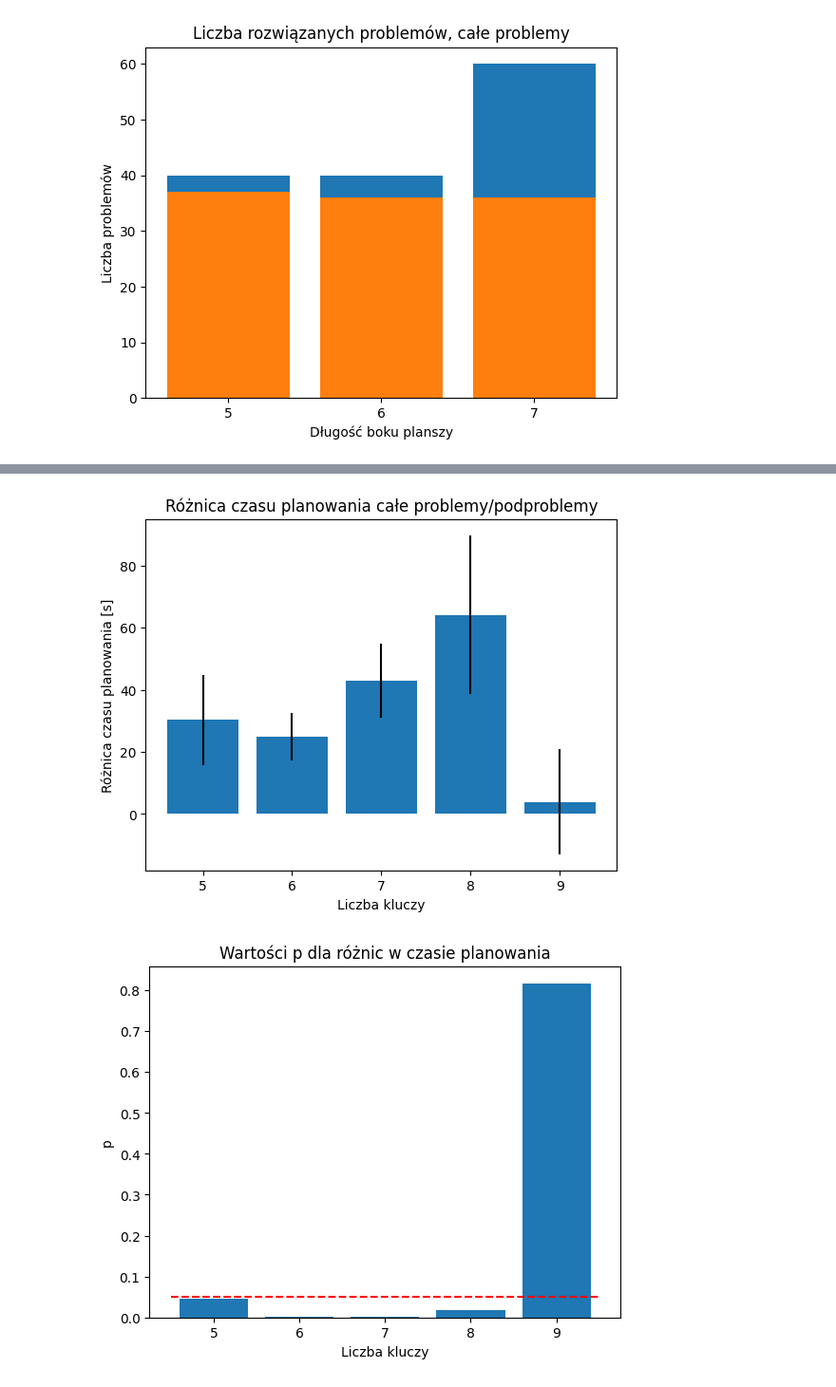
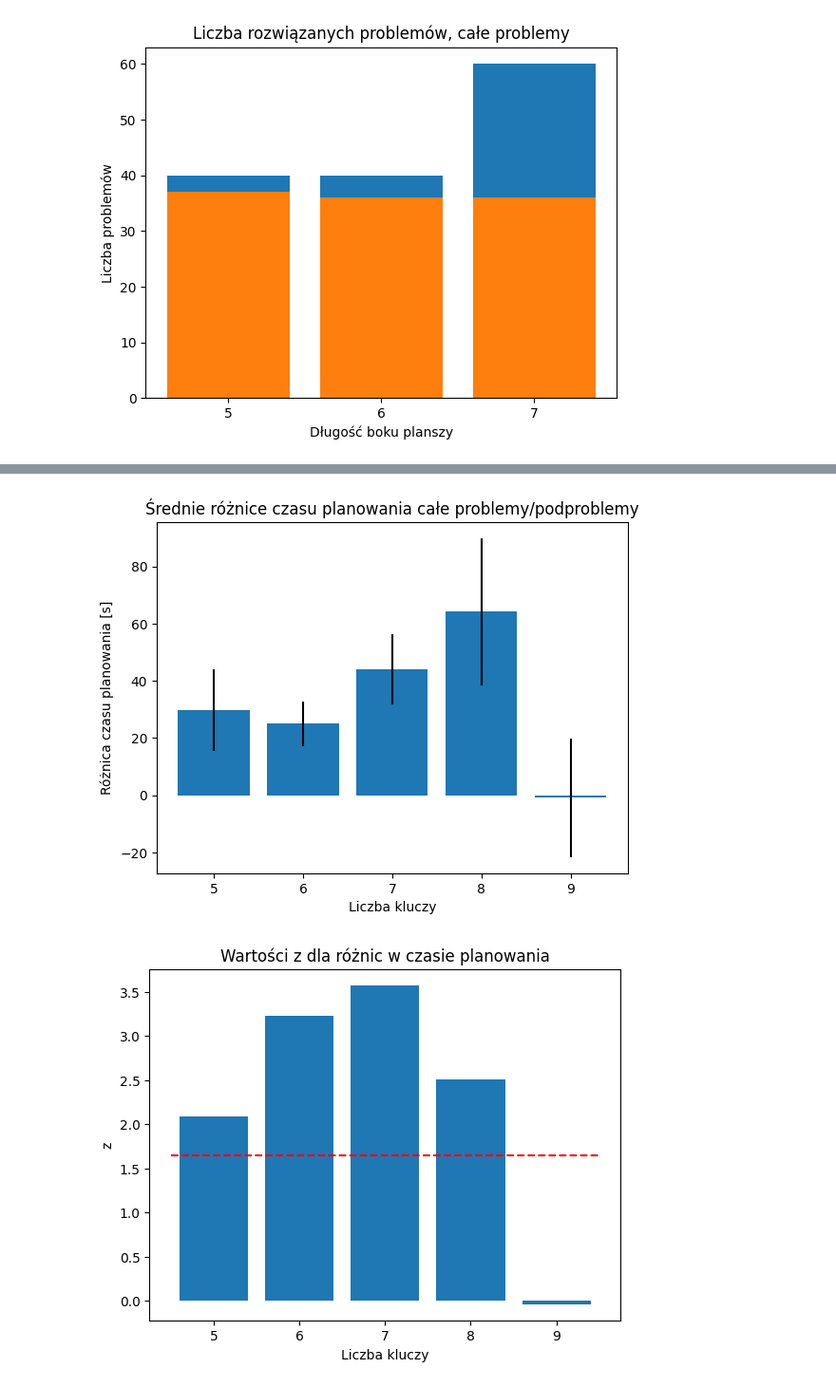
Before and after one commit to piotrkubala/blocky-game, a Jupyter notebook: experiments_plots.ipynb, the cells around one changed output, grey strips where cells are left out. Shown at 95% size. Saved outputs shown, nothing was run; the diff lists cells and outputs as text; code cells hidden in the pictures.

```diff
--- a/experiments_plots.ipynb
+++ b/experiments_plots.ipynb
@@ -120,3 +122,15 @@ df_joined_filtered
 | 11 | 6 | 9 | True | 82.645723 | 0.0 | 104.749946 | ... |
 | 12 | 7 | 6 | False | 115.347036 | 0.0 | 160.331232 | ... |
 | 13 | 7 | 6 | True | 44.583813 | 0.0 | 81.958829 | ... |
+# %%
+df_collected_changed = df_collected.copy()
+df_collected_changed.loc[df_collected_changed['is_subproblem'], ['planning_time', 'plan_length']] *= -1
+
+df_differenes_first = df_collected_changed.groupby(by='problem_base_name')[['plan_length', 'planning_time']].sum()
+df_are_all = df_collected.groupby(by='problem_base_name')[['plan_length']].min() != -1
+df_differenes_first_correct = df_differenes_first[df_are_all['plan_length']].copy()
+
+df_differenes_first_correct['size'] = df_differenes_first_correct.index.str.split('_').str[1].str.split('x').str[0].astype(int)
+df_differenes_first_correct['keys_count'] = df_differenes_first_correct.index.str.split('_').str[2].astype(int)
+
+df_differenes_first_correct
@@ -219,6 +276,10 @@ different_lengths_pvalues_filtered
 | 4 | 6 | 8 | 1.418276e-06 |
 | 5 | 6 | 9 | 2.792701e-02 |
 | 6 | 7 | 6 | 3.959541e-06 |
+# %%
+certainty_level_error = 0.05
+# %%
+z_value_max_value = norm.ppf(1.0 - certainty_level_error)
 # %%
 x_ticks_size6 = df_means_size6_full_problems['keys_count']
 x_ticks_keys6 = df_means_keys6_full_problems['size']
@@ -246,3 +304,6 @@ plt.show()
 # %% [output]
 [figure]
 [figure]
+# %%
+differences_correct_selected_size6 = df_differences_first_correct_aggregated[df_differences_first_correct_aggregated['size'] == 6]
+differences_correct_selected_size6
@@ -252,38 +320,47 @@ plt.title("Czas planowania, całe problemy")
 plt.xlabel('Liczba kluczy')
 plt.ylabel('Czas planowania [s]')
 plt.bar(df_means_size6_full_problems['keys_count'], df_means_size6_full_problems['planning_time'], yerr=df_means_size6_full_problems['std_avg'])
 plt.savefig('plots/planning_time_full_problems.png')
 plt.show()
 
 plt.xticks(x_ticks_size6)
 plt.title("Czas planowania, podproblemy")
 plt.xlabel('Liczba kluczy')
 plt.ylabel('Czas planowania [s]')
 plt.bar(df_means_size6_subproblems['keys_count'], df_means_size6_subproblems['planning_time'],
         yerr=df_means_size6_subproblems['std_avg'])
 plt.savefig('plots/planning_time_subproblems.png')
 plt.show()
 
 plt.xticks(x_ticks_size6)
-plt.title("Różnica czasu planowania całe problemy/podproblemy")
+plt.title("Średnie różnice czasu planowania całe problemy/podproblemy")
 plt.xlabel('Liczba kluczy')
 plt.ylabel('Różnica czasu planowania [s]')
-plt.bar(df_differences_selected['keys_count'], df_differences_selected['difference'],
-        yerr=df_differences_selected['std'])
+plt.bar(differences_correct_selected_size6['keys_count'], differences_correct_selected_size6['planning_time_mean'], yerr=differences_correct_selected_size6['planning_time_avg_std'])
 plt.savefig('plots/planning_time_differences.png')
+plt.show()
+
+plt.xticks(x_ticks_size6)
+plt.title("Wartości z dla różnic w czasie planowania")
+plt.xlabel('Liczba kluczy')
+plt.ylabel('z')
+plt.bar(differences_correct_selected_size6['keys_count'], differences_correct_selected_size6['planning_time_z_value'])
+plt.plot([min(differences_correct_selected_size6['keys_count']) - 0.5,
+            max(differences_correct_selected_size6['keys_count']) + 0.5], [z_value_max_value, z_value_max_value], 'r--')
+plt.savefig('plots/planning_time_z_values.png')
 plt.show()
 
 plt.xticks(x_ticks_size6)
 plt.title("Wartości p dla różnic w czasie planowania")
 plt.xlabel('Liczba kluczy')
 plt.ylabel('p')
-plt.bar(different_times_pvalues_selected['keys_count'], different_times_pvalues_selected['p_value'])
-plt.plot([min(different_times_pvalues_selected['keys_count']) - 0.5,
-          max(different_times_pvalues_selected['keys_count']) + 0.5], [0.05, 0.05], 'r--')
+plt.bar(differences_correct_selected_size6['keys_count'], differences_correct_selected_size6['planning_time_p_value'])
+plt.plot([min(differences_correct_selected_size6['keys_count']) - 0.5,
+            max(differences_correct_selected_size6['keys_count']) + 0.5], [certainty_level_error, certainty_level_error], 'r--')
 plt.savefig('plots/planning_time_p_values.png')
 plt.show()
 # %% [output]
 [figure]
 [figure]
-[figure, old version]
+[figure, new version]
-[figure, old version]
+[figure, new version]
```
Also changed, not shown: parts of 14 cells of this notebook, 11 other files.
